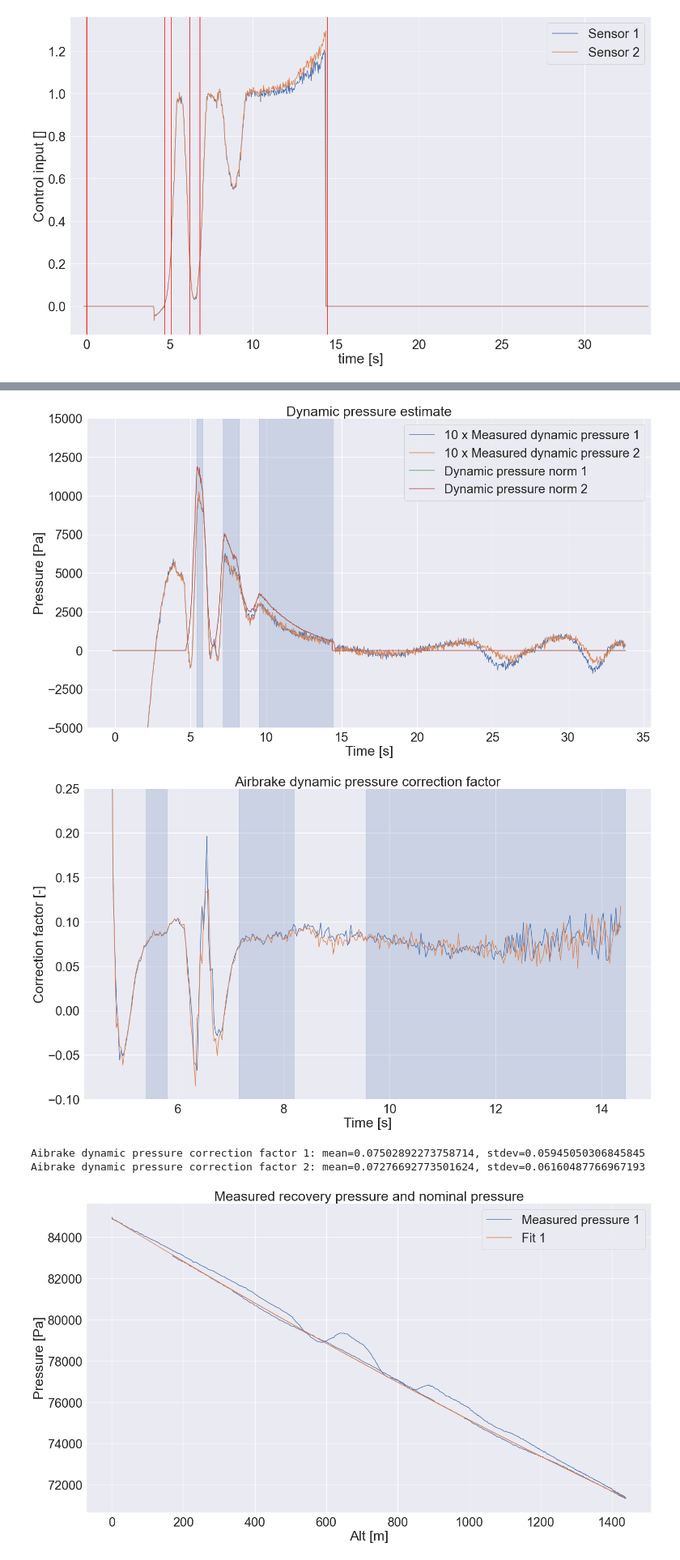
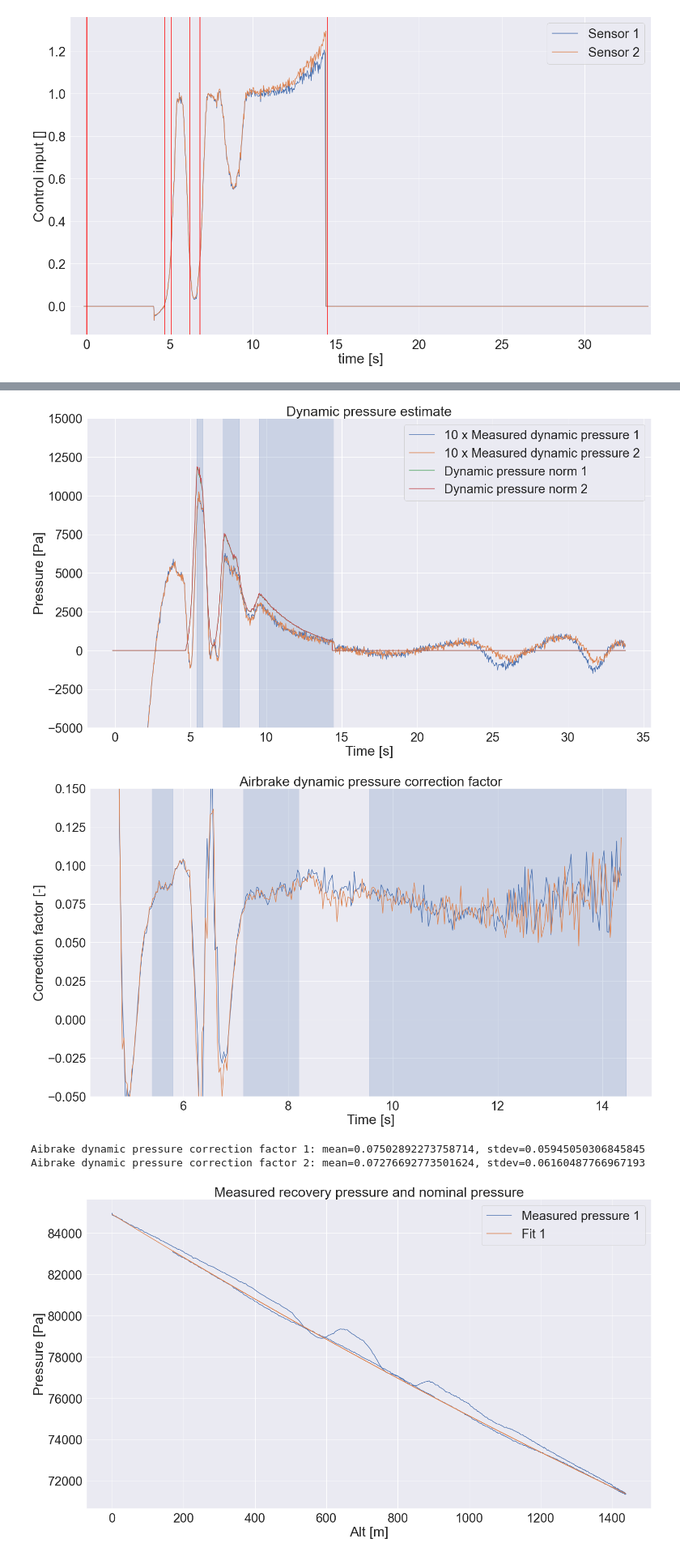
Before and after one commit to aris-space/euler-avionics, a Jupyter notebook: maiden_launch_analysis/maiden_launch_trajectory.ipynb, the cells around one changed output, grey strips where cells are left out. Shown at 81% size. Cells and saved outputs as stored; diff of their text form; code cells hidden in the pictures.

```diff
--- a/maiden_launch_analysis/maiden_launch_trajectory.ipynb
+++ b/maiden_launch_analysis/maiden_launch_trajectory.ipynb
@@ -558,35 +558,35 @@ corr_factor_cond1 = airbrake_extension > 0
 corr_factor_cond2 = airbrake_extension > 0
 t_ab_corr_factor1 = combined["Time [s]"][cond_launch][corr_factor_cond1]
 t_ab_corr_factor2 = combined["Time [s]"][cond_launch][corr_factor_cond2]
 ab_dp_corr_factor1 = measured_dynamic_pressure1[corr_factor_cond1] / dynamic_pressure_norm1[corr_factor_cond1]
 ab_dp_corr_factor2 = measured_dynamic_pressure2[corr_factor_cond2] / dynamic_pressure_norm2[corr_factor_cond2]
 
 # we need to take aways some weird first shock peak
 t_min_ab_dp_cut = 4.7
 t_ab_corr_factor1_cut = t_ab_corr_factor1[t_ab_corr_factor1 > t_min_ab_dp_cut]
 t_ab_corr_factor2_cut = t_ab_corr_factor2[t_ab_corr_factor2 > t_min_ab_dp_cut]
 ab_dp_corr_factor1_cut = ab_dp_corr_factor1[t_ab_corr_factor1 > t_min_ab_dp_cut]
 ab_dp_corr_factor2_cut = ab_dp_corr_factor2[t_ab_corr_factor2 > t_min_ab_dp_cut]
 
 plt.plot(t_ab_corr_factor1_cut, ab_dp_corr_factor1_cut)
 plt.plot(t_ab_corr_factor2_cut, ab_dp_corr_factor2_cut)
 plt.title("Airbrake dynamic pressure correction factor")
 plt.xlabel("Time [s]")
 plt.ylabel("Correction factor [-]")
-plt.ylim(-0.1,0.25)
+plt.ylim(-0.05,0.15)
 show_flight_events=False
 plot_events(plt)
 show_flight_events=True
 plt.show()
 
 ab_dp_corr_factor1_mean, ab_dp_corr_factor1_stdev = np.mean(ab_dp_corr_factor1_cut), np.std(ab_dp_corr_factor1_cut)
 ab_dp_corr_factor2_mean, ab_dp_corr_factor2_stdev = np.mean(ab_dp_corr_factor2_cut), np.std(ab_dp_corr_factor2_cut)
 print(f"Aibrake dynamic pressure correction factor 1: mean={ab_dp_corr_factor1_mean}, stdev={ab_dp_corr_factor1_stdev}")
 print(f"Aibrake dynamic pressure correction factor 2: mean={ab_dp_corr_factor2_mean}, stdev={ab_dp_corr_factor2_stdev}")
 # %% [output]
 [figure]
 [figure]
-[figure, old version]
+[figure, new version]
 Aibrake dynamic pressure correction factor 1: mean=0.07502892273758714, stdev=0.05945050306845845
 Aibrake dynamic pressure correction factor 2: mean=0.07276692773501624, stdev=0.06160487766967193
 # %%
```
